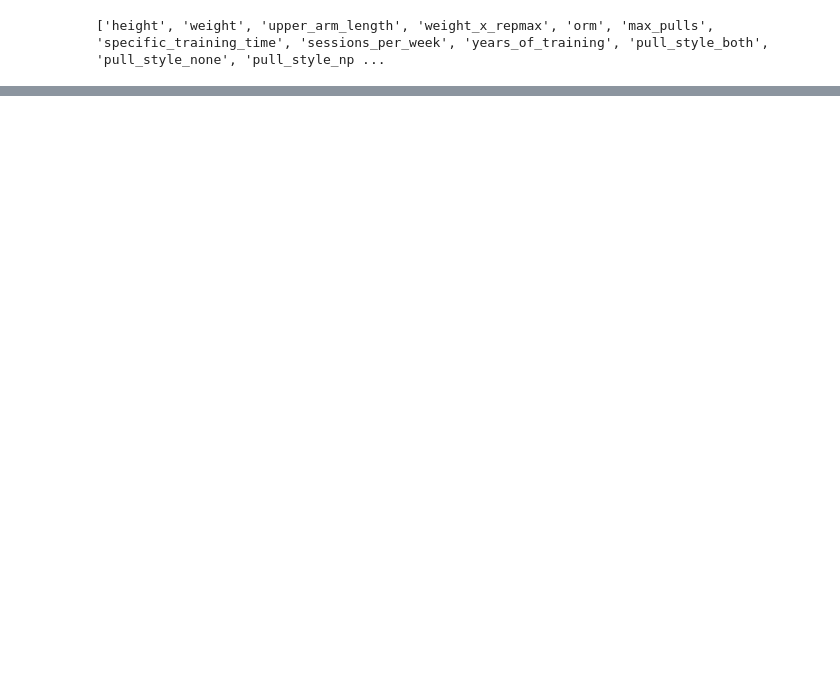
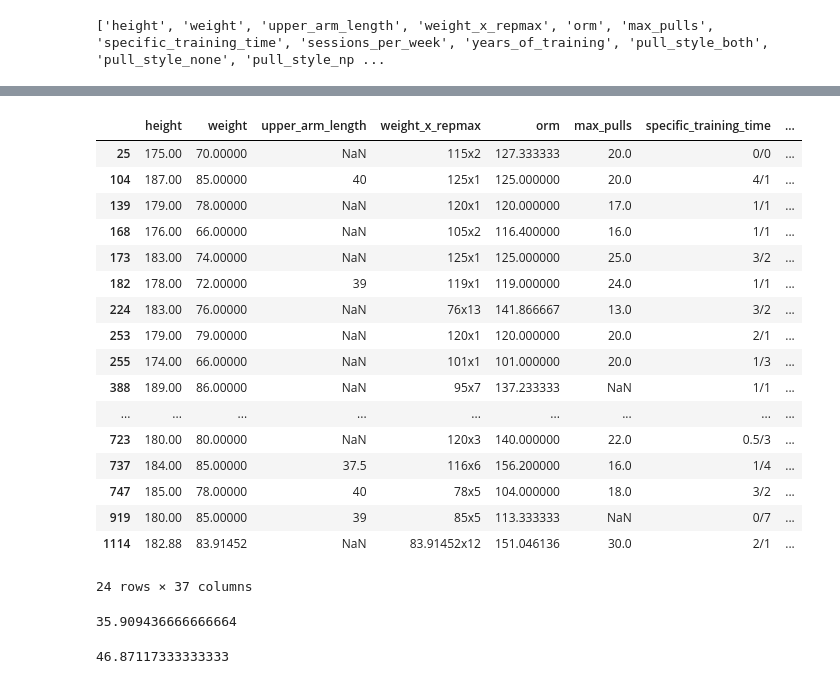
Before and after one commit to JYC11/weightedpull_oac, a Jupyter notebook: data_cleaning.ipynb, the cells around one changed output, grey strips where cells are left out. Drawn from its saved outputs; the diff is of its cells as text; code cells hidden in the pictures; blank space fills up the shorter version.

```diff
--- a/data_cleaning.ipynb
+++ b/data_cleaning.ipynb
@@ -2032,0 +2049,41 @@ combined.to_excel("cleand_data_with_dummies.xlsx",index=False)
+# %%
+#fixing a data cleaning error that caused an incorrect calulation? of weight
+#The weight was 800 kilos
+data1["weight"] = data1["weight"].apply(lambda x: float(x)/10 if (float(x) > 500) else x)
+# %%
+#fixing a data cleaning error that didn't fix the height that wasn't in centimeters format
+#the minimum height was 1.69 for record
+data1["height"] = data1["height"].apply(lambda x: float(x)*100 if (float(x) < 10.0) else x)
+# %%
+#fixing a data cleaning error that resulted in 81 max pull ups when it was actually 10
+data1["max_pulls"] = data1["max_pulls"].apply(lambda x: int(x/10+2) if (x > 80) else x)
+# %%
+#Someone said they can do 60 reps of 60kg pull ups resulting in a one rep max of 300kg which is just ludicrous
+#The fact that someone can do 60 reps of 60kg is also suspicious considering the respondant only weighs 60kg
+#which means the respondant will weigh a total of 120kgs and they did 60 pull ups
+#for reference the heaviest orm I've seen is 150-ish kg by an insanely strong Russian guy
+#this makes no sense and I can't even begin to somehow estimate what this person's actual rep max is
+#maybe 60kg x 6 reps? I don't know so I'll just drop the row
+data1 = data1[data1.orm < 300]
+# %%
+orm_over_100 = data1[data1.orm > 100]
+orm_over_100
+# %% [output]
+|  | height | weight | upper_arm_length | weight_x_repmax | orm | max_pulls | specific_training_time | ... |
+| 25 | 175.00 | 70.00000 | NaN | 115x2 | 127.333333 | 20.0 | 0/0 | ... |
+| 104 | 187.00 | 85.00000 | 40 | 125x1 | 125.000000 | 20.0 | 4/1 | ... |
+| 139 | 179.00 | 78.00000 | NaN | 120x1 | 120.000000 | 17.0 | 1/1 | ... |
+| 168 | 176.00 | 66.00000 | NaN | 105x2 | 116.400000 | 16.0 | 1/1 | ... |
+| 173 | 183.00 | 74.00000 | NaN | 125x1 | 125.000000 | 25.0 | 3/2 | ... |
+| 182 | 178.00 | 72.00000 | 39 | 119x1 | 119.000000 | 24.0 | 1/1 | ... |
+| 224 | 183.00 | 76.00000 | NaN | 76x13 | 141.866667 | 13.0 | 3/2 | ... |
+| 253 | 179.00 | 79.00000 | NaN | 120x1 | 120.000000 | 20.0 | 2/1 | ... |
+| 255 | 174.00 | 66.00000 | NaN | 101x1 | 101.000000 | 20.0 | 1/3 | ... |
+| 388 | 189.00 | 86.00000 | NaN | 95x7 | 137.233333 | NaN | 1/1 | ... |
+| ... | ... | ... | ... | ... | ... | ... | ... | ... |
+| 723 | 180.00 | 80.00000 | NaN | 120x3 | 140.000000 | 22.0 | 0.5/3 | ... |
+| 737 | 184.00 | 85.00000 | 37.5 | 116x6 | 156.200000 | 16.0 | 1/4 | ... |
+| 747 | 185.00 | 78.00000 | 40 | 78x5 | 104.000000 | 18.0 | 3/2 | ... |
+| 919 | 180.00 | 85.00000 | 39 | 85x5 | 113.333333 | NaN | 0/7 | ... |
+| 1114 | 182.88 | 83.91452 | NaN | 83.91452x12 | 151.046136 | 30.0 | 2/1 | ... |
+24 rows × 37 columns
@@ -2032,0 +2097,8 @@ combined.to_excel("cleand_data_with_dummies.xlsx",index=False)
+# %%
+epley(20.4117,72.57472,5)
+# %% [output]
+35.909436666666664
+# %%
+epley(22.6796,68.03880,8)
+# %% [output]
+46.87117333333333
```
Also changed, not shown: parts of 36 cells of this notebook, 11 other files.
